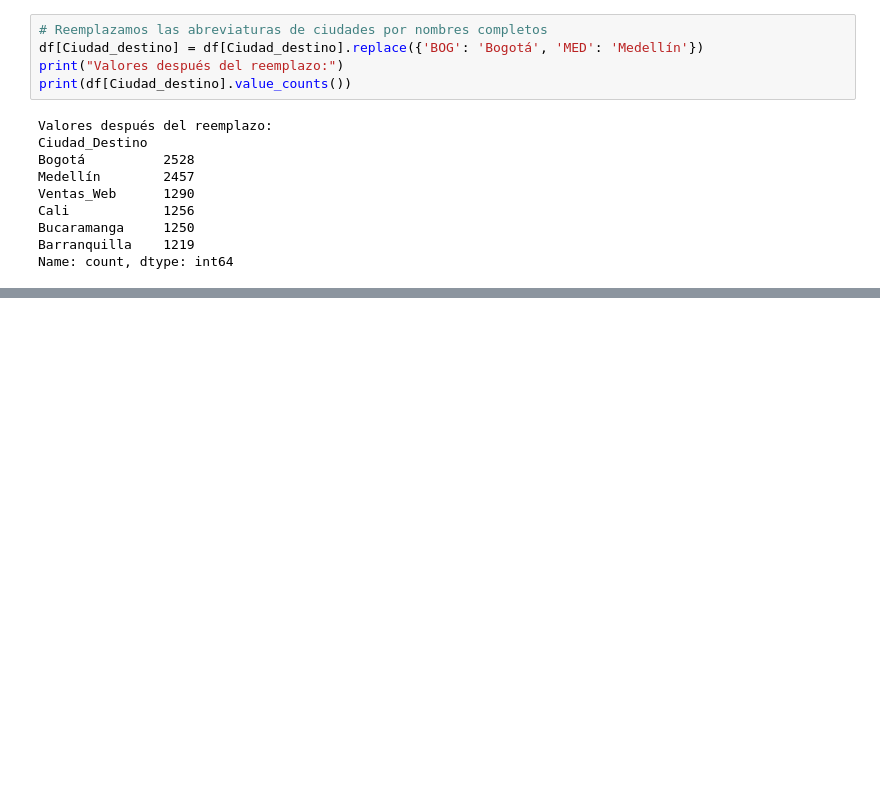
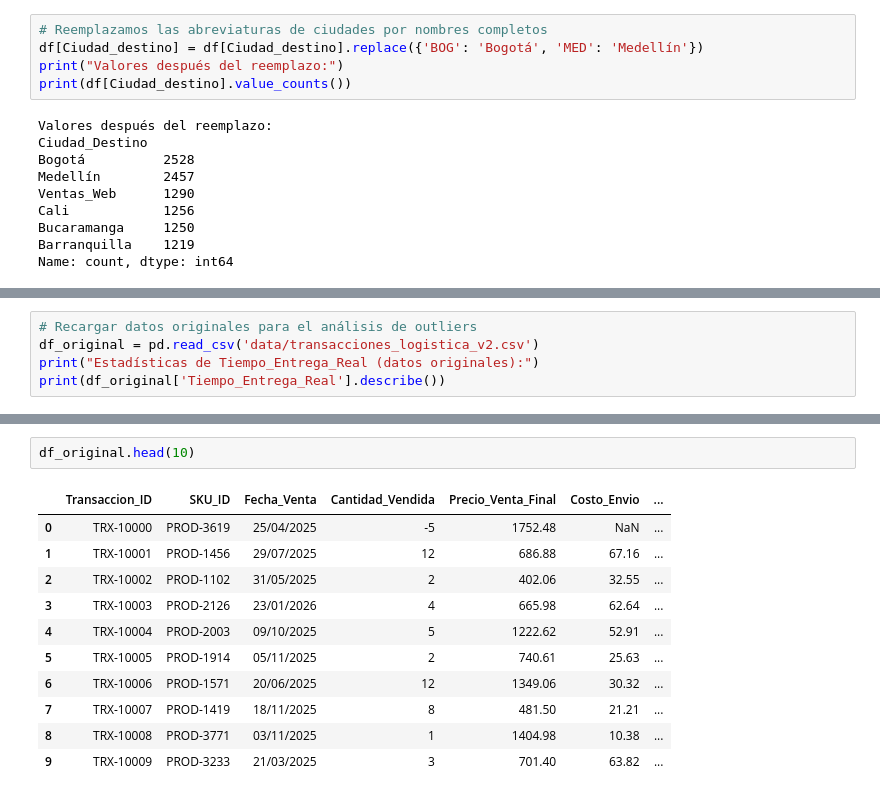
Before and after one commit to Jvelasquez980/validacion-casos-prueba, a Jupyter notebook: revision_transaccion.ipynb, the cells around one changed output, grey strips where cells are left out. Drawn from its saved outputs; the diff is of its cells as text; blank space fills up the shorter version.

Commit message:
Limpiezade datos transaccion

```diff
--- a/revision_transaccion.ipynb
+++ b/revision_transaccion.ipynb
@@ -146,0 +214,5 @@ Name: count, dtype: int64
+# %%
+# Recargar datos originales para el análisis de outliers
+df_original = pd.read_csv('data/transacciones_logistica_v2.csv')
+print("Estadísticas de Tiempo_Entrega_Real (datos originales):")
+print(df_original['Tiempo_Entrega_Real'].describe())
@@ -146,0 +350,14 @@ Name: count, dtype: int64
+# %%
+df_original.head(10)
+# %% [output]
+|  | Transaccion_ID | SKU_ID | Fecha_Venta | Cantidad_Vendida | Precio_Venta_Final | Costo_Envio | ... |
+| 0 | TRX-10000 | PROD-3619 | 25/04/2025 | -5 | 1752.48 | NaN | ... |
+| 1 | TRX-10001 | PROD-1456 | 29/07/2025 | 12 | 686.88 | 67.16 | ... |
+| 2 | TRX-10002 | PROD-1102 | 31/05/2025 | 2 | 402.06 | 32.55 | ... |
+| 3 | TRX-10003 | PROD-2126 | 23/01/2026 | 4 | 665.98 | 62.64 | ... |
+| 4 | TRX-10004 | PROD-2003 | 09/10/2025 | 5 | 1222.62 | 52.91 | ... |
+| 5 | TRX-10005 | PROD-1914 | 05/11/2025 | 2 | 740.61 | 25.63 | ... |
+| 6 | TRX-10006 | PROD-1571 | 20/06/2025 | 12 | 1349.06 | 30.32 | ... |
+| 7 | TRX-10007 | PROD-1419 | 18/11/2025 | 8 | 481.50 | 21.21 | ... |
+| 8 | TRX-10008 | PROD-3771 | 03/11/2025 | 1 | 1404.98 | 10.38 | ... |
+| 9 | TRX-10009 | PROD-3233 | 21/03/2025 | 3 | 701.40 | 63.82 | ... |
```
Also changed, not shown: parts of 32 cells of this notebook, 1 other file.
